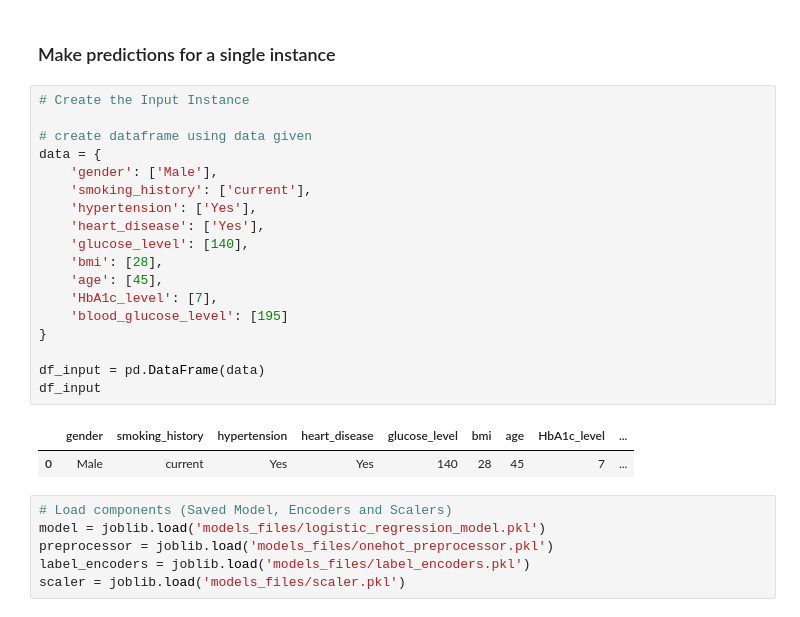
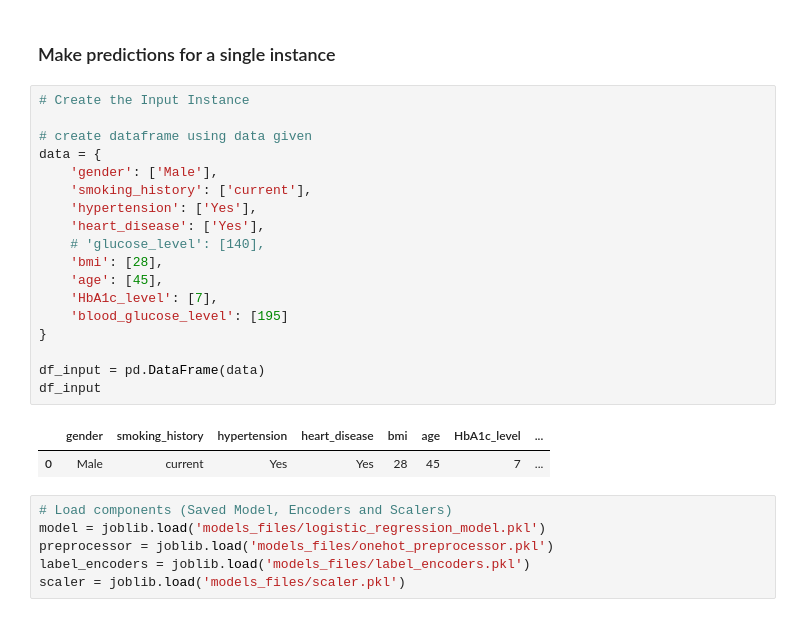
Before and after one commit to brightagbor/diabetes_prediction, a Jupyter notebook: Lab 8.ipynb, the cells around one changed output. Saved outputs shown, nothing was run; the diff lists cells and outputs as text.

```diff
--- a/Lab 8.ipynb
+++ b/Lab 8.ipynb
@@ -967,24 +1009,24 @@ Model and encoders saved successfully.
 # %%
 # Create the Input Instance
 
 # create dataframe using data given
 data = {
     'gender': ['Male'],
     'smoking_history': ['current'],
     'hypertension': ['Yes'],
     'heart_disease': ['Yes'],
-    'glucose_level': [140],
+    # 'glucose_level': [140],
     'bmi': [28],
     'age': [45],
     'HbA1c_level': [7],
     'blood_glucose_level': [195]
 }
 
 df_input = pd.DataFrame(data)
 df_input
 # %% [output]
-|  | gender | smoking_history | hypertension | heart_disease | glucose_level | bmi | age | HbA1c_level | ... |
-| 0 | Male | current | Yes | Yes | 140 | 28 | 45 | 7 | ... |
+|  | gender | smoking_history | hypertension | heart_disease | bmi | age | HbA1c_level | ... |
+| 0 | Male | current | Yes | Yes | 28 | 45 | 7 | ... |
 # %%
 # Load components (Saved Model, Encoders and Scalers)
 model = joblib.load('models_files/logistic_regression_model.pkl')
```
Also changed, not shown: parts of 7 cells of this notebook, 4 other files.
